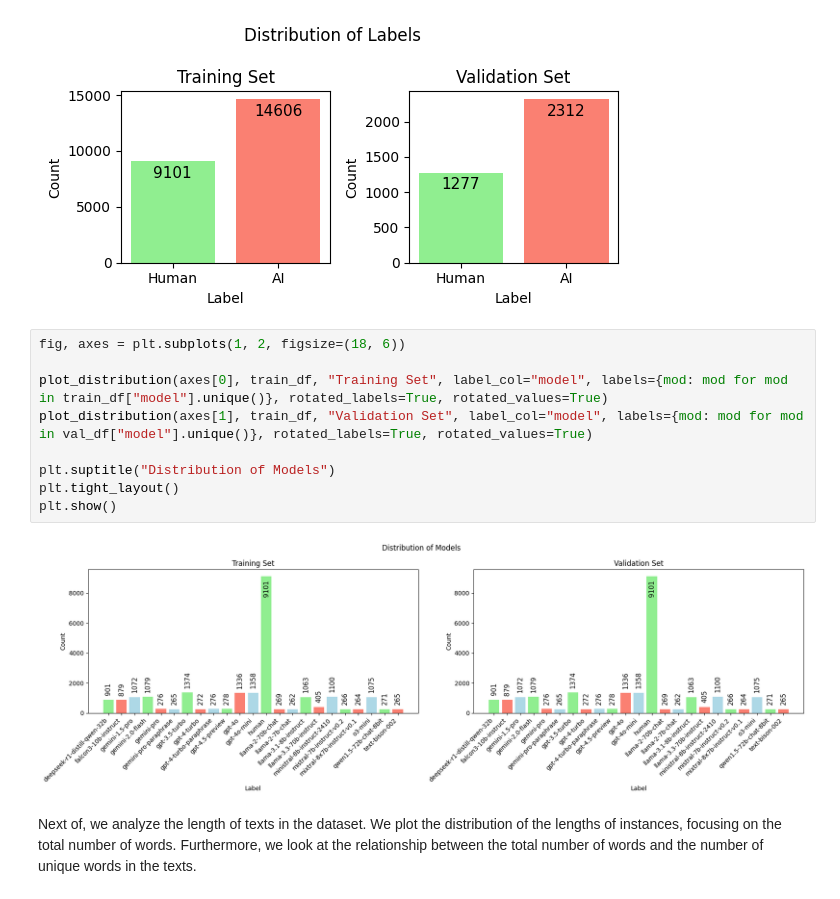
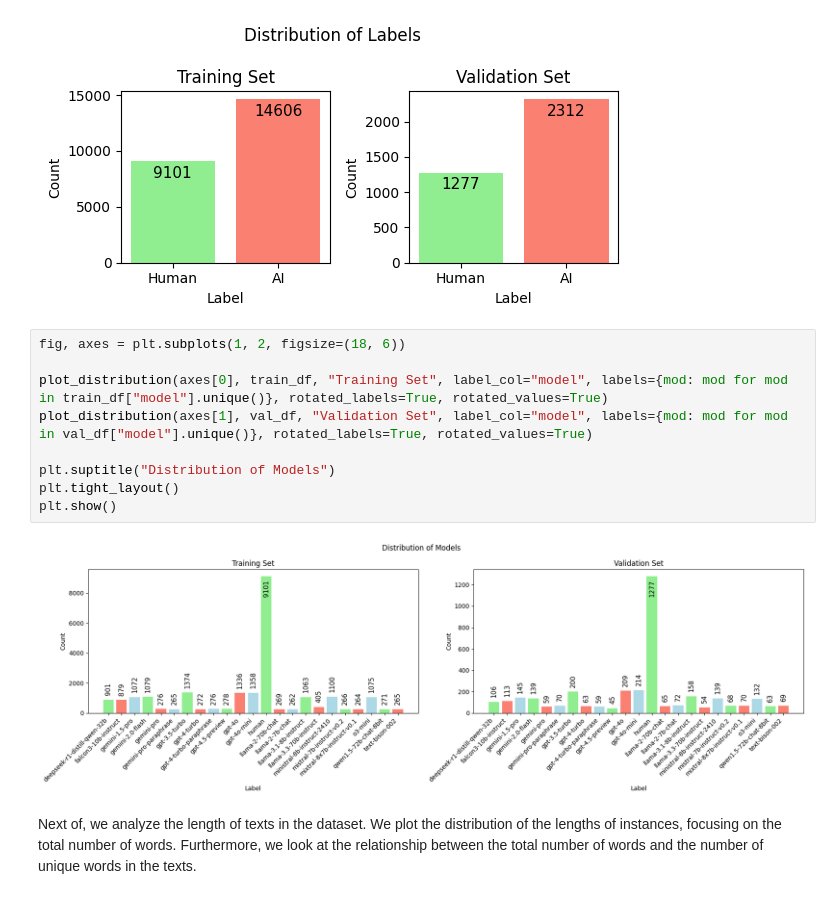
Before and after one commit to max-seeli/steely, a Jupyter notebook: src/steely/eda.ipynb, the cells around one changed output. Drawn from its saved outputs; the diff is of its cells as text.

```diff
--- a/src/steely/eda.ipynb
+++ b/src/steely/eda.ipynb
@@ -85,14 +85,14 @@ plt.show()
 # %%
 fig, axes = plt.subplots(1, 2, figsize=(18, 6))
 
 plot_distribution(axes[0], train_df, "Training Set", label_col="model", labels={mod: mod for mod in train_df["model"].unique()}, rotated_labels=True, rotated_values=True)
-plot_distribution(axes[1], train_df, "Validation Set", label_col="model", labels={mod: mod for mod in val_df["model"].unique()}, rotated_labels=True, rotated_values=True)
+plot_distribution(axes[1], val_df, "Validation Set", label_col="model", labels={mod: mod for mod in val_df["model"].unique()}, rotated_labels=True, rotated_values=True)
 
 plt.suptitle("Distribution of Models")
 plt.tight_layout()
 plt.show()
 # %% [output]
-[figure, old version]
+[figure, new version]
 # %% [markdown]
 Next of, we analyze the length of texts in the dataset. We plot the distribution of the lengths of instances, focusing on the total number of words. Furthermore, we look at the relationship between the total number of words and the number of unique words in the texts.
 # %%
```
Also changed, not shown: parts of 17 cells of this notebook.
